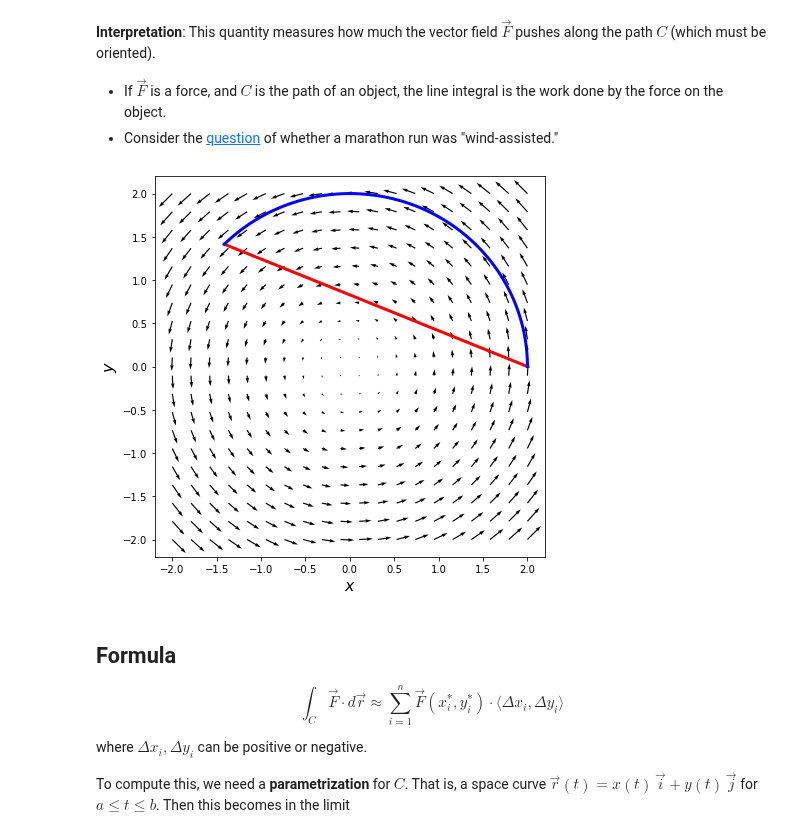
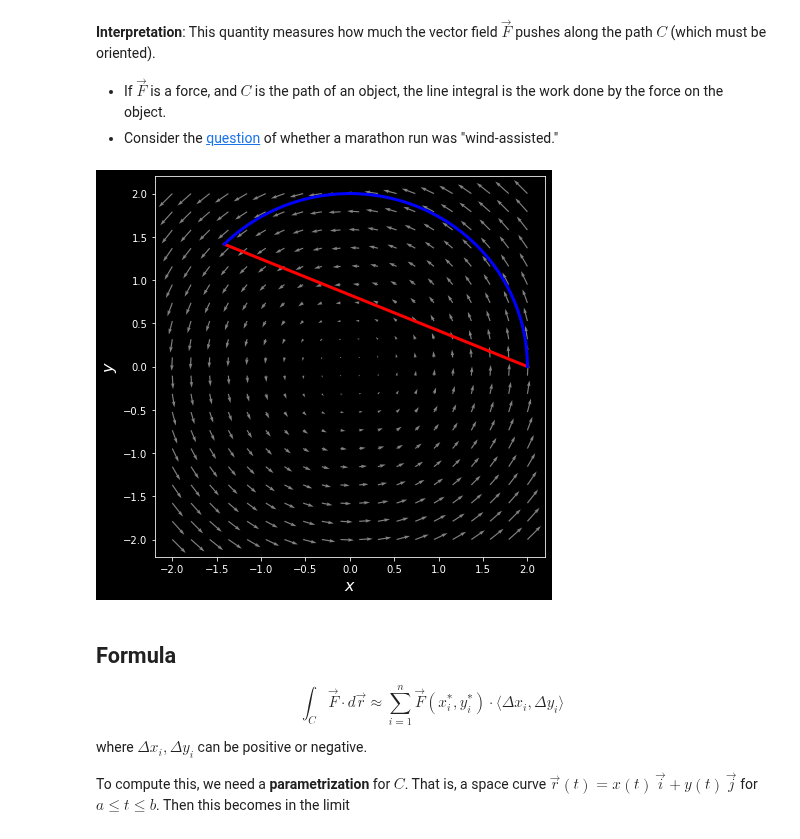
Before and after one commit to drewyoungren/mvc, a Jupyter notebook: lec/mvc-L18.ipynb, the cells around one changed output. Cells and saved outputs as stored; diff of their text form; code cells hidden in the pictures.

```diff
--- a/lec/mvc-L18.ipynb
+++ b/lec/mvc-L18.ipynb
@@ -3,7 +3,7 @@ import numpy as np
 import matplotlib.pyplot as plt
 from IPython.display import display, HTML, IFrame
 from ipywidgets import interact,fixed
-import pandas as pd
+# import pandas as pd
 from mpl_toolkits import mplot3d
 
 plt.rcParams["figure.figsize"] = [7, 7]
@@ -12,6 +12,12 @@ from numpy.linalg import norm
 from numpy import cos,sin,tan,arctan,exp,log,pi,sqrt
 
 from scipy.integrate import quad,dblquad
+%matplotlib inline
+
+# Uncomment the one that corresponds to your Jupyter theme
+plt.style.use('dark_background')
+# plt.style.use('fivethirtyeight')
+# plt.style.use('Solarize_Light2')
 # %% [markdown]
 $\newcommand{\RR}{\mathbb{R}}$
 $\newcommand{\bv}[1]{\begin{bmatrix} #1 \end{bmatrix}}$
@@ -216,16 +222,16 @@ $$\int_C \vec F\cdot d\vec r$$
 # %%
 x = y = np.linspace(-2,2,20)
 x,y = np.meshgrid(x,y)
 plt.figure(figsize=(7,7))
-plt.quiver(x,y,-y,x);
+plt.quiver(x,y,-y,x,color='gray');
 for c in 'xy':
 #         getattr(ax,f"set_{c}lim")([-1,1]);
     getattr(plt.gca(),f"set_{c}label")(f"${c}$",size=16)
 t= np.linspace(0,1,100)
 plt.plot(2 - (2+sqrt(2))*t,sqrt(2)*t,'r',lw=3);
 plt.plot(2*cos(t*3*pi/4),2*sin(t*3*pi/4),'b',lw=3);
 # %% [output]
-[figure, old version]
+[figure, new version]
 # %% [markdown]
 ## Formula
 
```
Also changed, not shown: parts of 3 cells of this notebook, 2 other files.
